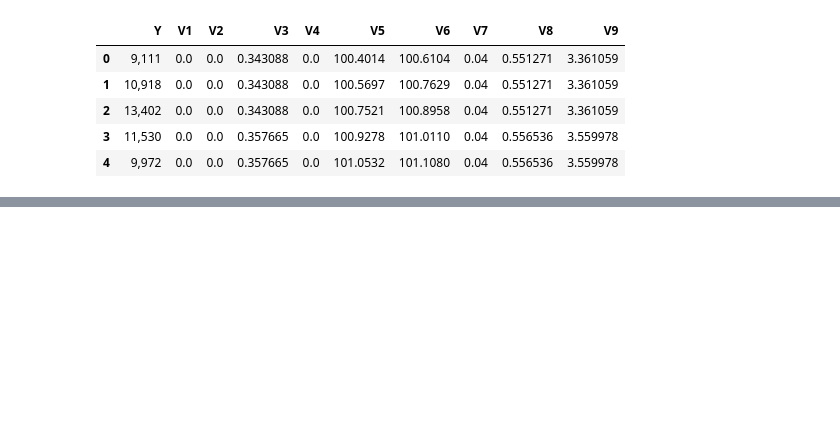
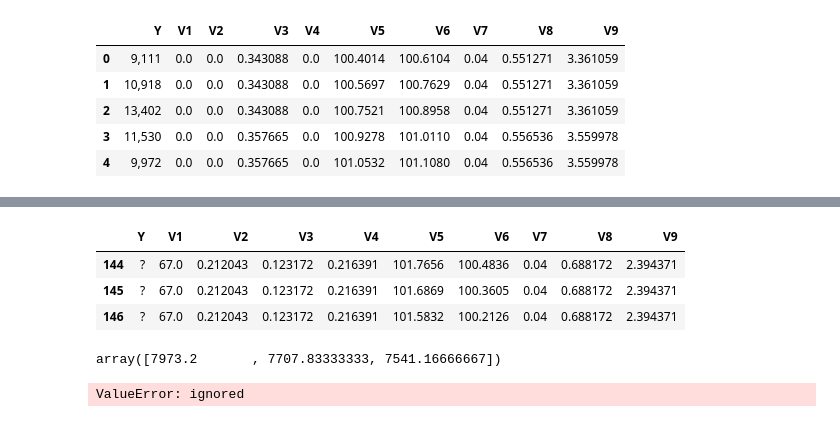
Before and after one commit to hargurjeet/hpe, a Jupyter notebook: Problem_2_hpe.ipynb, the cells around one changed output, grey strips where cells are left out. Cells and saved outputs as stored; diff of their text form; code cells hidden in the pictures; blank space fills up the shorter version.

```diff
--- a/Problem_2_hpe.ipynb
+++ b/Problem_2_hpe.ipynb
@@ -49,0 +326,7 @@ df.head()
+# %%
+df_test
+# %% [output]
+|  | Y | V1 | V2 | V3 | V4 | V5 | V6 | V7 | V8 | V9 |
+| 144 | ? | 67.0 | 0.212043 | 0.123172 | 0.216391 | 101.7656 | 100.4836 | 0.04 | 0.688172 | 2.394371 |
+| 145 | ? | 67.0 | 0.212043 | 0.123172 | 0.216391 | 101.6869 | 100.3605 | 0.04 | 0.688172 | 2.394371 |
+| 146 | ? | 67.0 | 0.212043 | 0.123172 | 0.216391 | 101.5832 | 100.2126 | 0.04 | 0.688172 | 2.394371 |
@@ -49,0 +336,8 @@ df.head()
+# %%
+final_model = grid_search.best_estimator_
+X_test_prepared = preprocessor.transform(X_test)
+final_predictions = final_model.predict(X_test_prepared)
+
+final_predictions
+# %% [output]
+array([7973.2       , 7707.83333333, 7541.16666667])
@@ -49,0 +353,18 @@ df.head()
+# %%
+# Bundle preprocessing and modeling code in a pipeline
+for model, clf in regressor:
+  my_pipeline = Pipeline(steps=[('preprocessor', preprocessor)
+                                ,('model', clf)
+                              ])
+  # # Preprocessing of training data, fit model
+  my_pipeline.fit(X_train, y_train)
+
+  # Preprocessing of validation data, get predictions
+  preds = my_pipeline.predict(X_test)
+
+  # Evaluate the model
+  score = accuracy_score(y_test, preds)
+
+  print('Accuracy:' + model, score)
+# %% [output]
+ValueError: ignored
```
Also changed, not shown: parts of 34 cells of this notebook.
